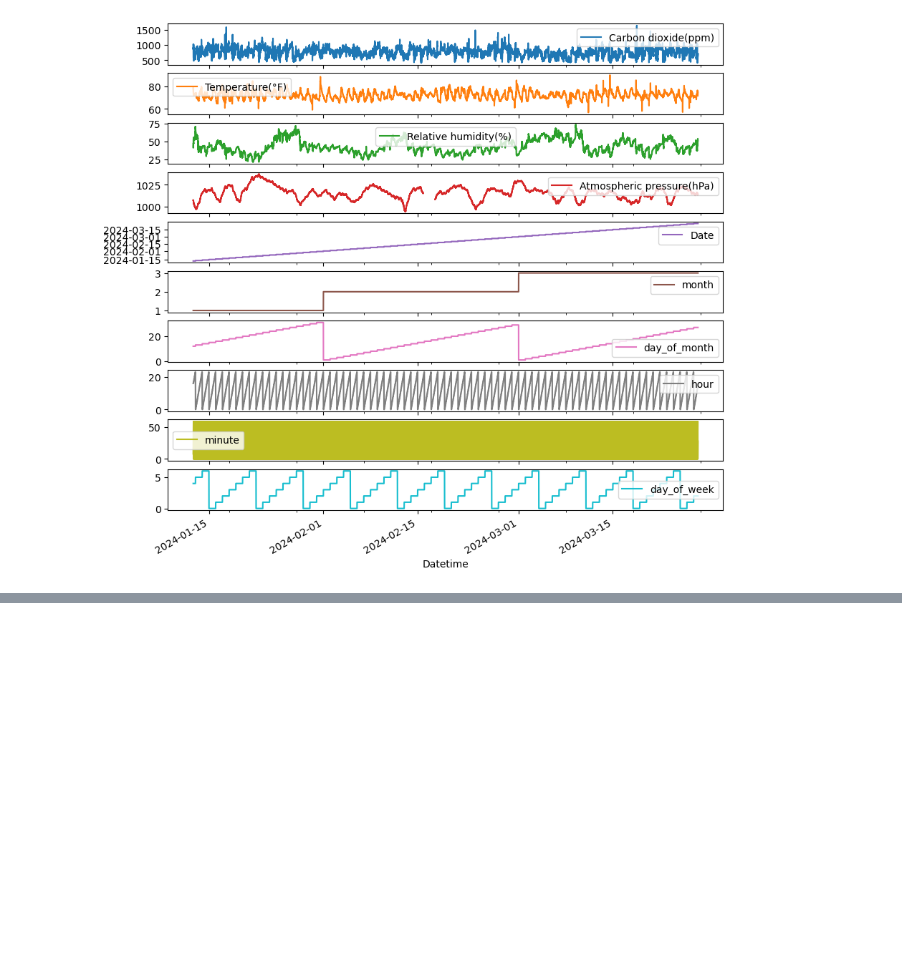
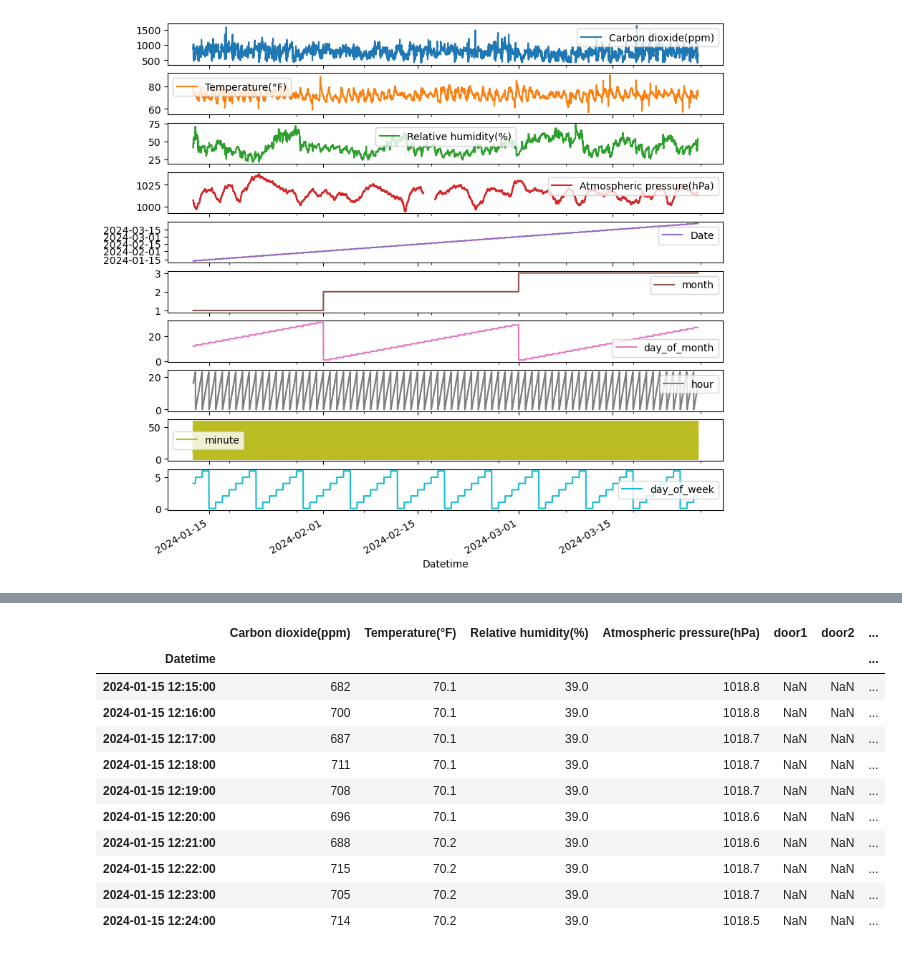
Before and after one commit to coreyddsc/aranet4-project, a Jupyter notebook: coreyd.dsc_temporary/aranet_ts_manipulations.ipynb, the cells around one changed output, grey strips where cells are left out. Cells and saved outputs as stored; diff of their text form; code cells hidden in the pictures; blank space fills up the shorter version.

```diff
--- a/coreyd.dsc_temporary/aranet_ts_manipulations.ipynb
+++ b/coreyd.dsc_temporary/aranet_ts_manipulations.ipynb
@@ -372,0 +380,16 @@ plt.show()
+# %%
+song_lec_df = aranet[aranet['song_lec'] == True]
+song_lec_df.head(10)
+# %% [output]
+|  | Carbon dioxide(ppm) | Temperature(°F) | Relative humidity(%) | Atmospheric pressure(hPa) | door1 | door2 | ... |
+| Datetime |  |  |  |  |  |  | ... |
+| 2024-01-15 12:15:00 | 682 | 70.1 | 39.0 | 1018.8 | NaN | NaN | ... |
+| 2024-01-15 12:16:00 | 700 | 70.1 | 39.0 | 1018.8 | NaN | NaN | ... |
+| 2024-01-15 12:17:00 | 687 | 70.1 | 39.0 | 1018.7 | NaN | NaN | ... |
+| 2024-01-15 12:18:00 | 711 | 70.1 | 39.0 | 1018.7 | NaN | NaN | ... |
+| 2024-01-15 12:19:00 | 708 | 70.1 | 39.0 | 1018.7 | NaN | NaN | ... |
+| 2024-01-15 12:20:00 | 696 | 70.1 | 39.0 | 1018.6 | NaN | NaN | ... |
+| 2024-01-15 12:21:00 | 688 | 70.2 | 39.0 | 1018.6 | NaN | NaN | ... |
+| 2024-01-15 12:22:00 | 715 | 70.2 | 39.0 | 1018.7 | NaN | NaN | ... |
+| 2024-01-15 12:23:00 | 705 | 70.2 | 39.0 | 1018.7 | NaN | NaN | ... |
+| 2024-01-15 12:24:00 | 714 | 70.2 | 39.0 | 1018.5 | NaN | NaN | ... |
```
Also changed, not shown: parts of 5 cells of this notebook.
